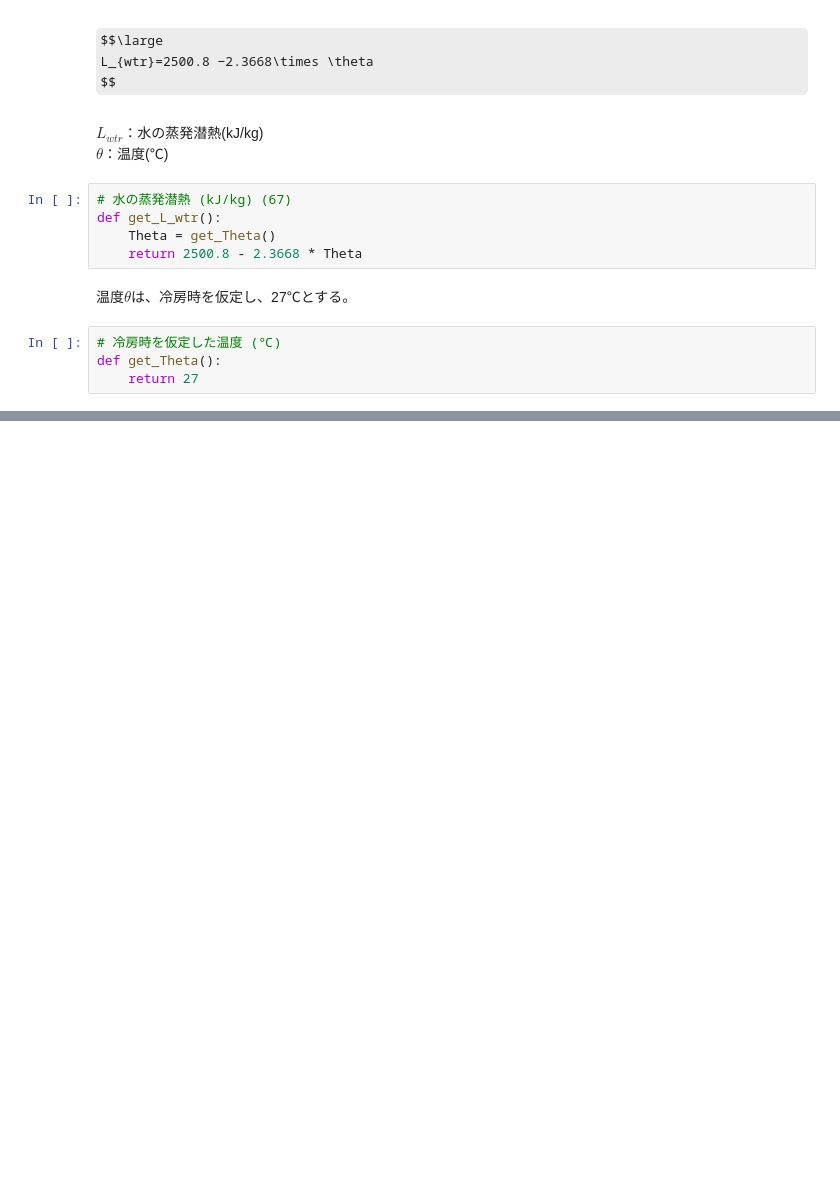
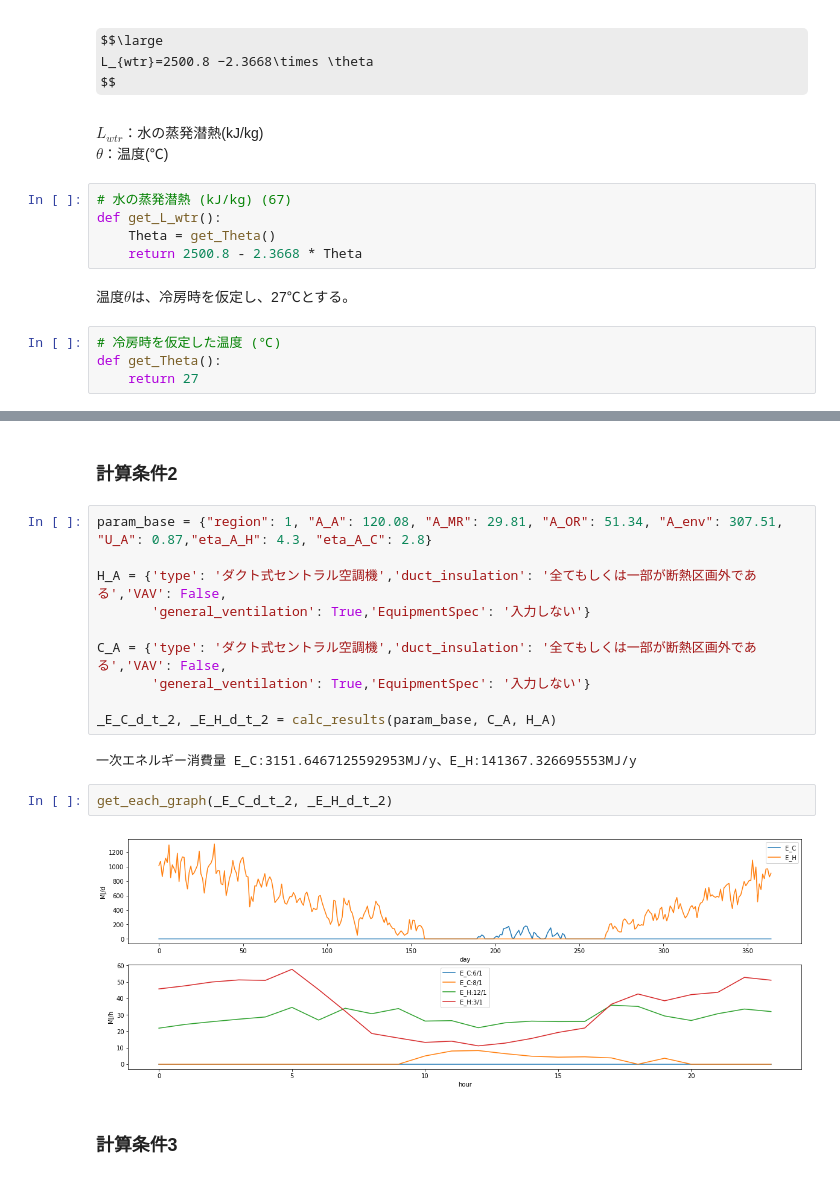
Before and after one commit to BRI-EES-House/Logic-EES-WEB, a Jupyter notebook: s04_02_central_heating_system_with_duct.ipynb, the cells around one changed output, grey strips where cells are left out. Drawn from its saved outputs; the diff is of its cells as text; some formulas as TeX source; blank space fills up the shorter version.

```diff
--- a/s04_02_central_heating_system_with_duct.ipynb
+++ b/s04_02_central_heating_system_with_duct.ipynb
@@ -3780,0 +3967,20 @@ def get_Theta():
+# %% [markdown]
+### 計算条件2
+# %%
+param_base = {"region": 1, "A_A": 120.08, "A_MR": 29.81, "A_OR": 51.34, "A_env": 307.51, "U_A": 0.87,"eta_A_H": 4.3, "eta_A_C": 2.8}
+
+H_A = {'type': 'ダクト式セントラル空調機','duct_insulation': '全てもしくは一部が断熱区画外である','VAV': False,
+       'general_ventilation': True,'EquipmentSpec': '入力しない'}
+
+C_A = {'type': 'ダクト式セントラル空調機','duct_insulation': '全てもしくは一部が断熱区画外である','VAV': False,
+       'general_ventilation': True,'EquipmentSpec': '入力しない'}
+
+_E_C_d_t_2, _E_H_d_t_2 = calc_results(param_base, C_A, H_A)
+# %% [output]
+一次エネルギー消費量 E_C:3151.6467125592953MJ/y、E_H:141367.326695553MJ/y
+# %%
+get_each_graph(_E_C_d_t_2, _E_H_d_t_2)
+# %% [output]
+[figure, added]
+# %% [markdown]
+### 計算条件3
```
Also changed, not shown: parts of 25 cells of this notebook, 24 other files.
